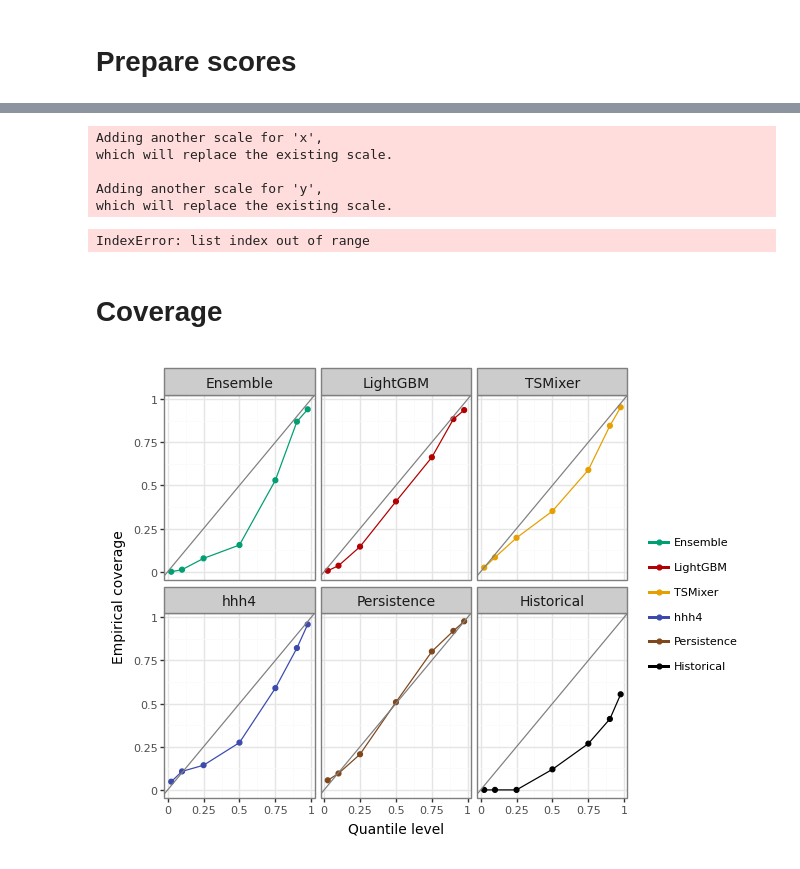
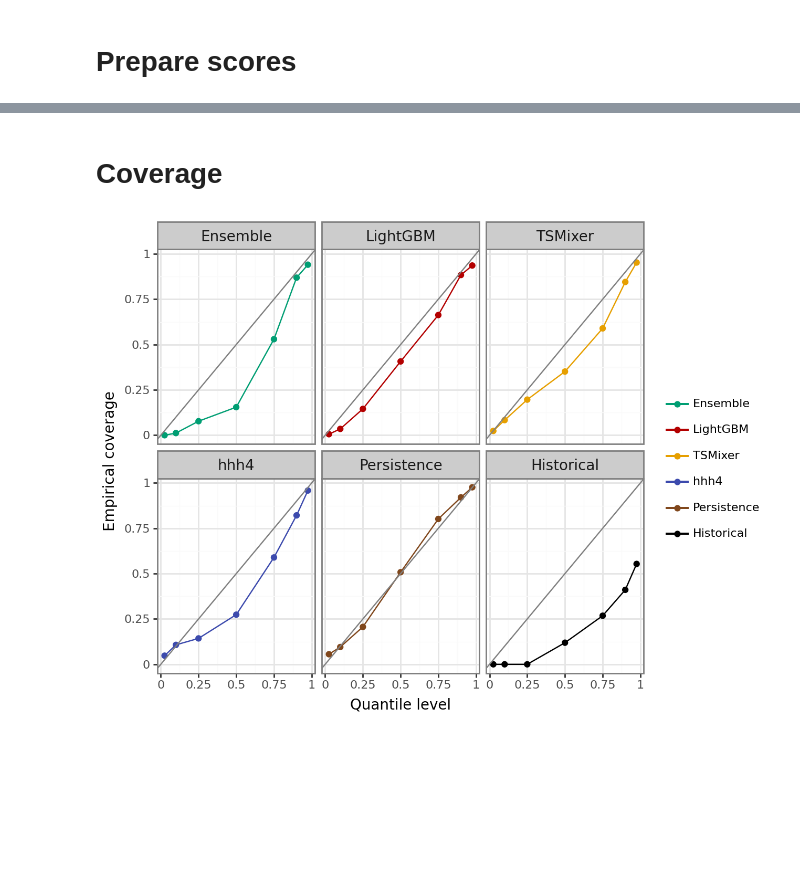
Before and after one commit to dwolffram/replication-sari-forecasting, a Jupyter notebook: code/evaluation_quantiles.ipynb, the cells around one changed output, grey strips where cells are left out. Cells and saved outputs as stored; diff of their text form; code cells hidden in the pictures; blank space fills up the shorter version.

```diff
--- a/code/evaluation_quantiles.ipynb
+++ b/code/evaluation_quantiles.ipynb
@@ -83,12 +83,5 @@ p
 # %%
-p.save(str(ROOT / "figures" / "qs.pdf"), width=160, height=90, units="mm", dpi=600, verbose=False)
+p.save(ROOT / "figures" / "qs.pdf", width=160, height=90, units="mm", dpi=600, verbose=False)
-# %% [output]
-Adding another scale for 'x',
-which will replace the existing scale.
-
-Adding another scale for 'y',
-which will replace the existing scale.
-IndexError: list index out of range
 # %% [markdown]
 # Coverage
 # %%
@@ -109,34 +102,34 @@ df_coverage["model"] = pd.Categorical(
 # %%
 q = (
     ggplot(df_coverage, aes(x="quantile", y="covered", color="model"))
     + facet_wrap("model")
     + geom_line()
     + geom_point()
     + geom_abline(slope=1, intercept=0, linetype="solid", color="gray")
     + scale_color_manual(values=MODEL_COLORS)
     + labs(x="Quantile level", y="Empirical coverage", color="")
     + scale_x_continuous(
         labels=lambda x: [f"{int(v)}" if v == int(v) else f"{v}" for v in x]
     )
     + scale_y_continuous(
         labels=lambda x: [f"{int(v)}" if v == int(v) else f"{v}" for v in x]
     )
     + theme_bw()
     + theme(
         legend_position="right",
         legend_title_position="top",
         legend_key=element_blank(),
         plot_title=element_text(size=11),
         strip_text=element_text(size=10),
         legend_title=element_text(size=9),
         legend_text=element_text(size=8),
         axis_title=element_text(size=10),
         axis_text_x=element_text(size=8),
         axis_text_y=element_text(size=8),
     )
 )
-q
+q.show()
 # %% [output]
-[figure, old version]
+[figure, new version]
 # %%
 q.save(
```
Also changed, not shown: parts of 2 cells of this notebook, 13 other files.
